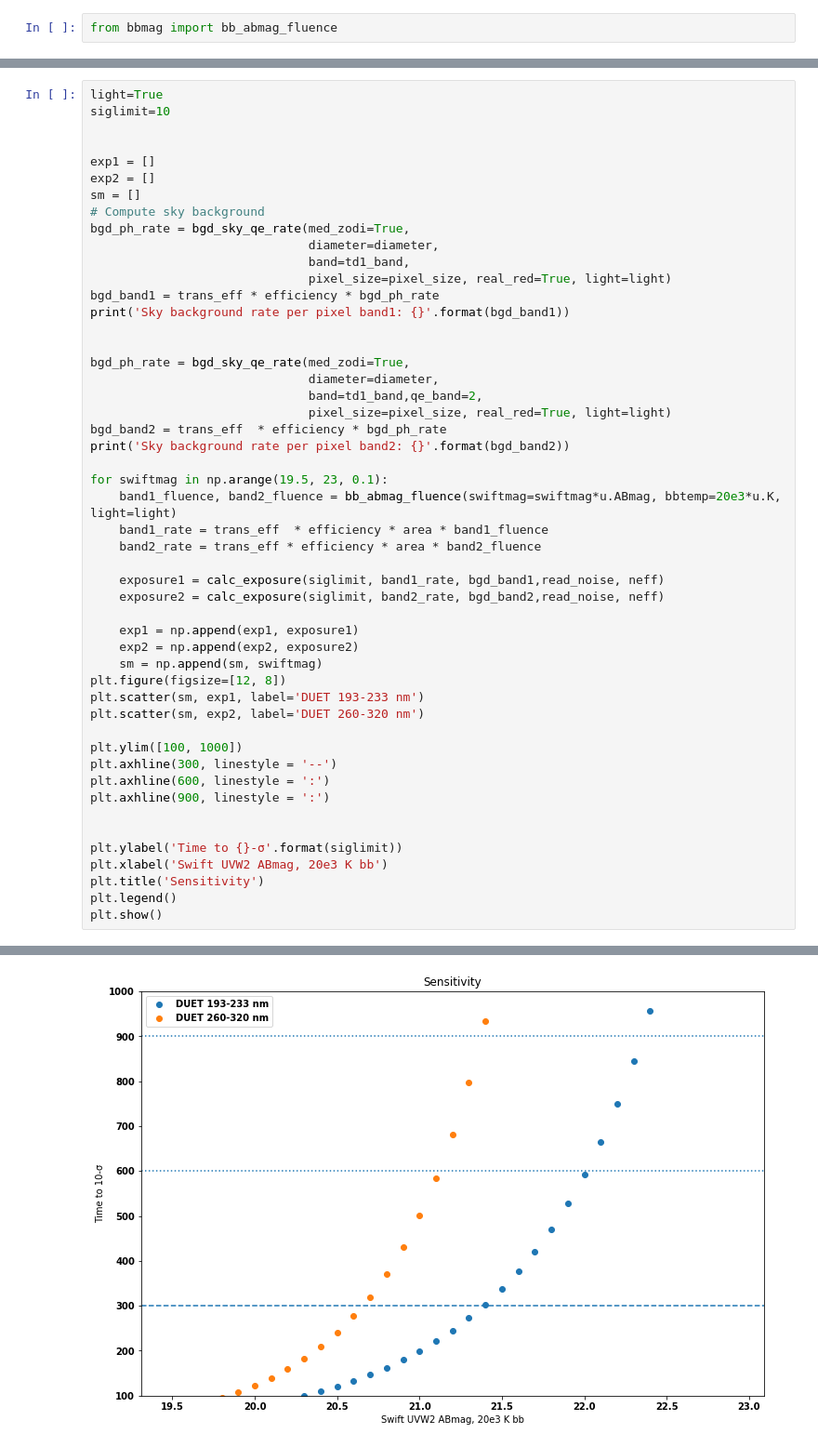
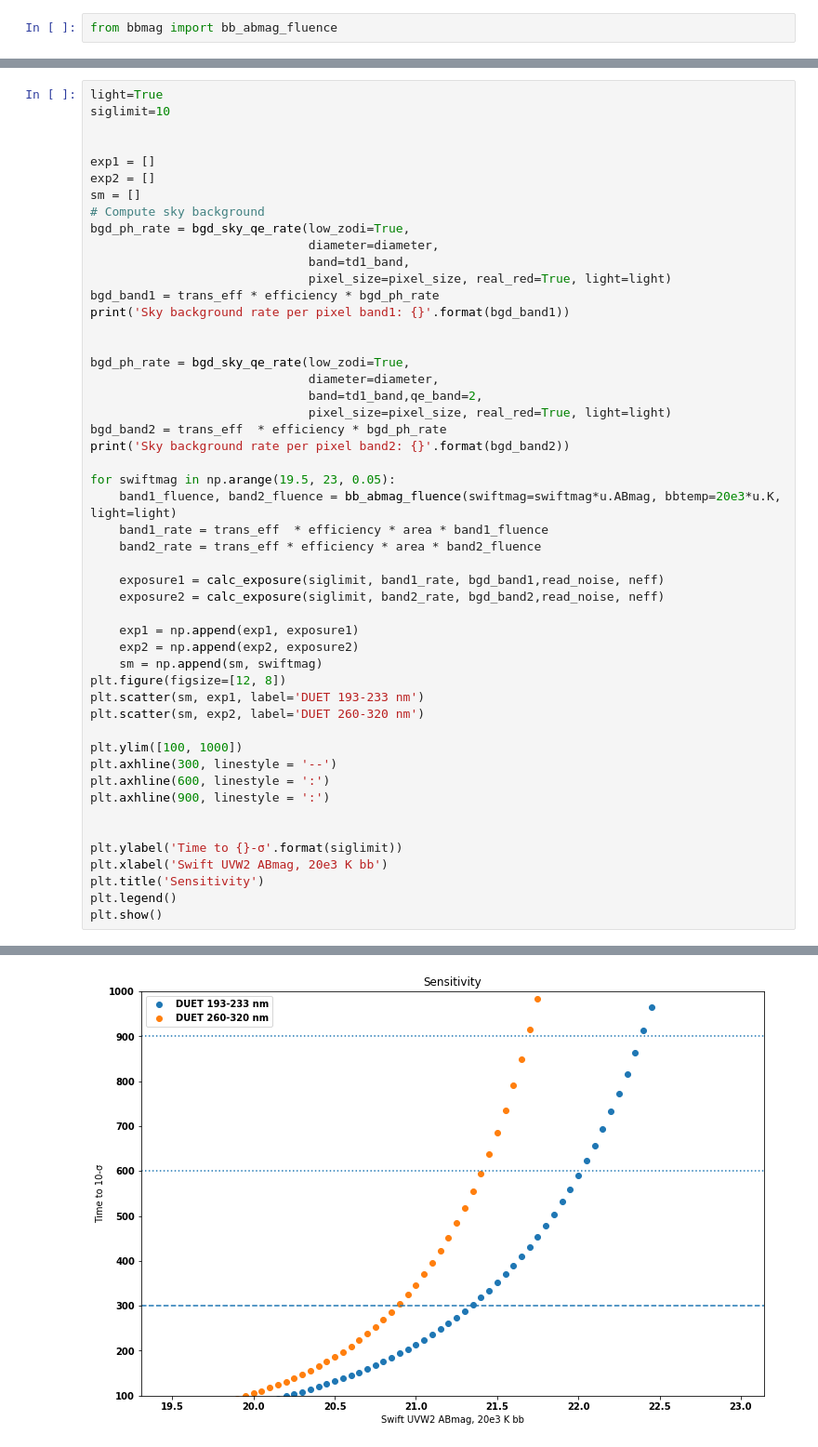
Before and after one commit to bwgref/duet-astro, a Jupyter notebook: DUET AB Mag Limit Off-Axis.ipynb, the cells around one changed output, grey strips where cells are left out. Shown at 93% size. Drawn from its saved outputs; the diff is of its cells as text.

```diff
--- a/DUET AB Mag Limit Off-Axis.ipynb
+++ b/DUET AB Mag Limit Off-Axis.ipynb
@@ -74,7 +73,7 @@ exp1 = []
 exp2 = []
 sm = []
 # Compute sky background
-bgd_ph_rate = bgd_sky_qe_rate(med_zodi=True,
+bgd_ph_rate = bgd_sky_qe_rate(low_zodi=True,
                               diameter=diameter,
                               band=td1_band,
                               pixel_size=pixel_size, real_red=True, light=light)
@@ -82,14 +81,14 @@ bgd_band1 = trans_eff * efficiency * bgd_ph_rate
 print('Sky background rate per pixel band1: {}'.format(bgd_band1))
 
 
-bgd_ph_rate = bgd_sky_qe_rate(med_zodi=True,
+bgd_ph_rate = bgd_sky_qe_rate(low_zodi=True,
                               diameter=diameter,
                               band=td1_band,qe_band=2,
                               pixel_size=pixel_size, real_red=True, light=light)
 bgd_band2 = trans_eff  * efficiency * bgd_ph_rate
 print('Sky background rate per pixel band2: {}'.format(bgd_band2))
 
-for swiftmag in np.arange(19.5, 23, 0.1):
+for swiftmag in np.arange(19.5, 23, 0.05):
     band1_fluence, band2_fluence = bb_abmag_fluence(swiftmag=swiftmag*u.ABmag, bbtemp=20e3*u.K, light=light)
     band1_rate = trans_eff  * efficiency * area * band1_fluence
     band2_rate = trans_eff * efficiency * area * band2_fluence
@@ -121,4 +120,4 @@ Sky background rate per pixel band2: 0.4792754576408422 1 / s
-[figure, old version]
+[figure, new version]
 # %%
 light=False
 siglimit=10
```
Also changed, not shown: parts of 9 cells of this notebook, 1 other file.
